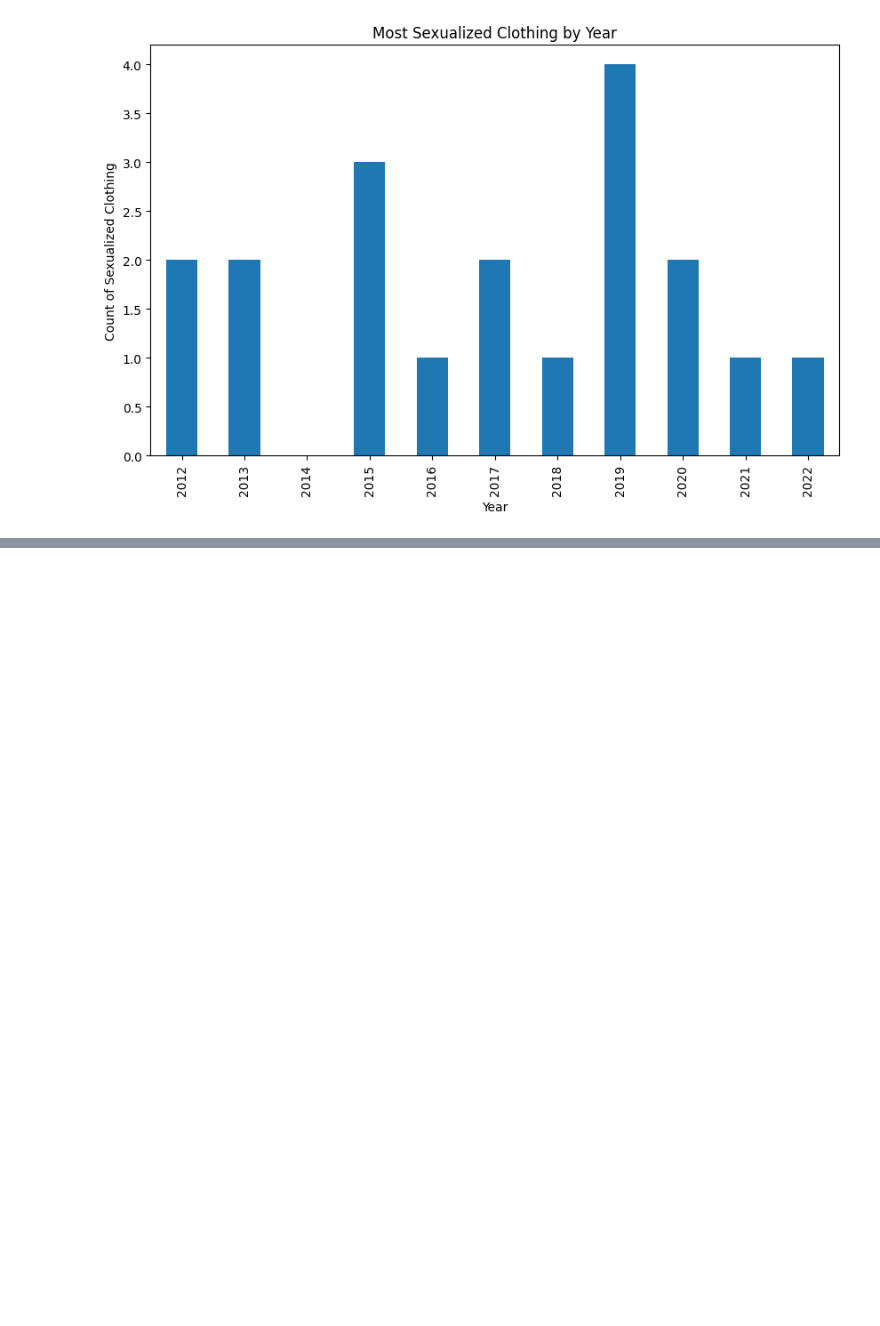
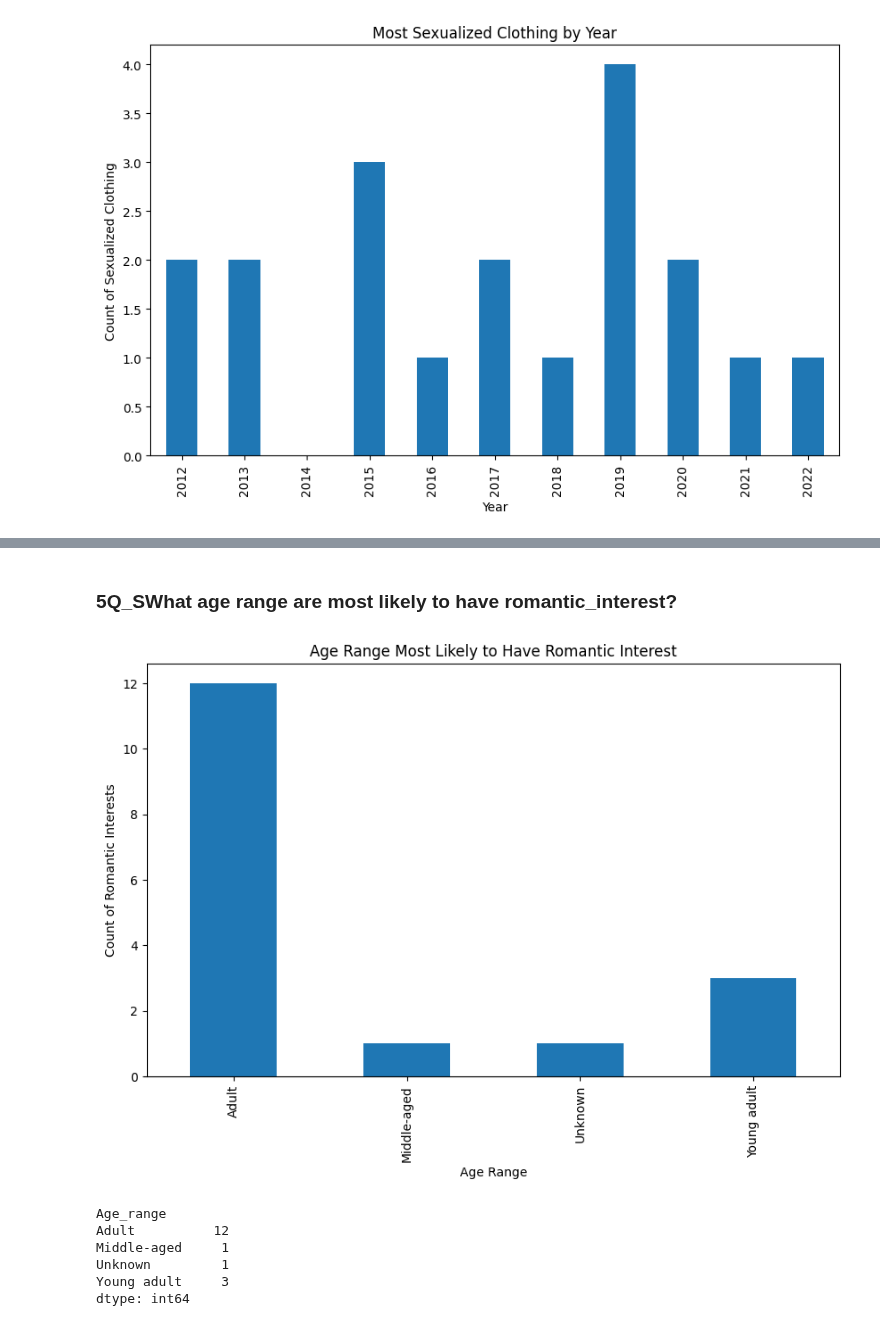
Before and after one commit to hayleyyryan/CFG_Degree_Project_Group_4, a Jupyter notebook: Jupyter_notebook/sexualized_data_exploration.ipynb, the cells around one changed output, grey strips where cells are left out. Saved outputs shown, nothing was run; the diff lists cells and outputs as text; code cells hidden in the pictures; blank space fills up the shorter version.

```diff
--- a/Jupyter_notebook/sexualized_data_exploration.ipynb
+++ b/Jupyter_notebook/sexualized_data_exploration.ipynb
@@ -271,0 +302,24 @@ plt.show()
+# %% [markdown]
+### 5Q_SWhat age range are most likely to have romantic_interest?
+# %%
+#grouping by romantic_interest + age_range
+age_romantic_interest = df_merged[df_merged['Romantic_Interest'] == 1].groupby('Age_range').size()
+# %%
+# visuals
+plt.figure(figsize=(10, 6))
+age_romantic_interest.plot(kind='bar')
+plt.title('Age Range Most Likely to Have Romantic Interest')
+plt.xlabel('Age Range')
+plt.ylabel('Count of Romantic Interests')
+plt.show()
+
+# results
+print(age_romantic_interest)
+# %% [output]
+[figure, added]
+Age_range
+Adult          12
+Middle-aged     1
+Unknown         1
+Young adult     3
+dtype: int64
```
Also changed, not shown: parts of 18 cells of this notebook.
